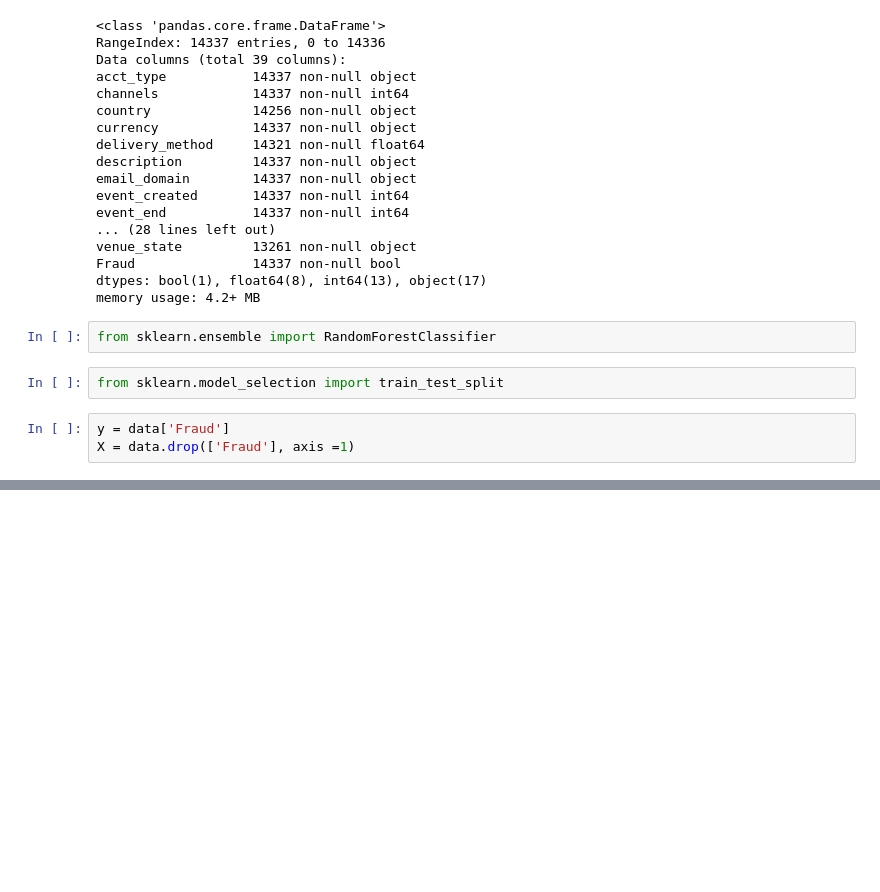
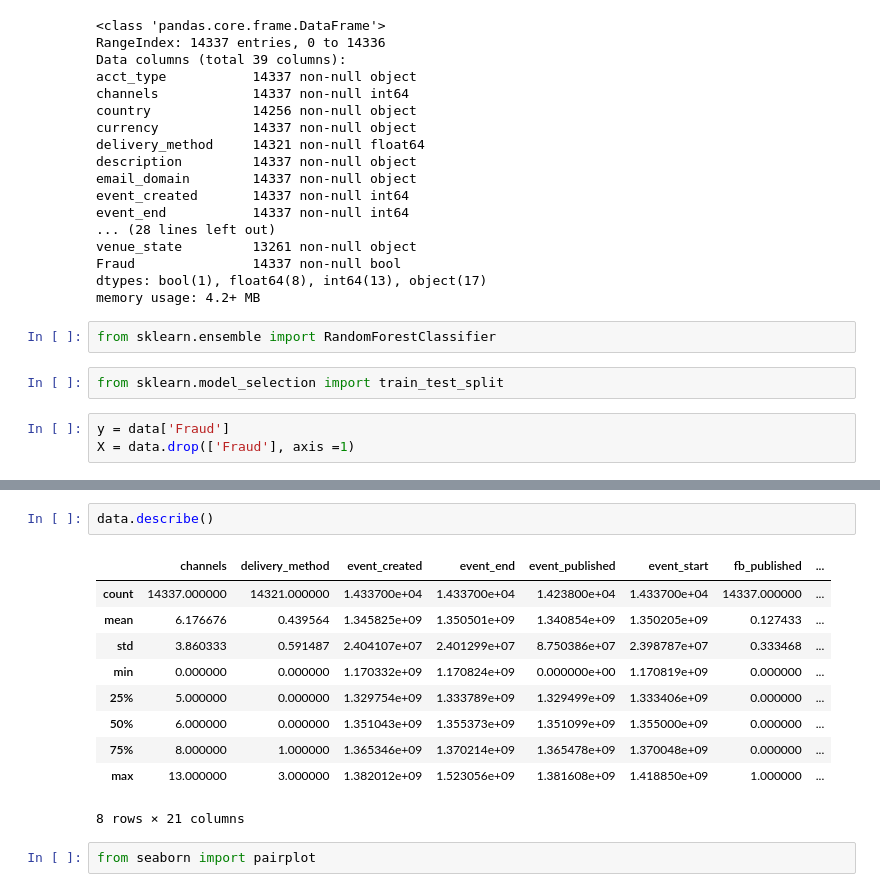
Before and after one commit to DMSaunders/event-fraud-case-study-public, a Jupyter notebook: John.ipynb, the cells around one changed output, grey strips where cells are left out. Saved outputs shown, nothing was run; the diff lists cells and outputs as text; blank space fills up the shorter version.

```diff
--- a/John.ipynb
+++ b/John.ipynb
@@ -128,0 +152,15 @@ X = data.drop(['Fraud'], axis =1)
+# %%
+data.describe()
+# %% [output]
+|  | channels | delivery_method | event_created | event_end | event_published | event_start | fb_published | ... |
+| count | 14337.000000 | 14321.000000 | 1.433700e+04 | 1.433700e+04 | 1.423800e+04 | 1.433700e+04 | 14337.000000 | ... |
+| mean | 6.176676 | 0.439564 | 1.345825e+09 | 1.350501e+09 | 1.340854e+09 | 1.350205e+09 | 0.127433 | ... |
+| std | 3.860333 | 0.591487 | 2.404107e+07 | 2.401299e+07 | 8.750386e+07 | 2.398787e+07 | 0.333468 | ... |
+| min | 0.000000 | 0.000000 | 1.170332e+09 | 1.170824e+09 | 0.000000e+00 | 1.170819e+09 | 0.000000 | ... |
+| 25% | 5.000000 | 0.000000 | 1.329754e+09 | 1.333789e+09 | 1.329499e+09 | 1.333406e+09 | 0.000000 | ... |
+| 50% | 6.000000 | 0.000000 | 1.351043e+09 | 1.355373e+09 | 1.351099e+09 | 1.355000e+09 | 0.000000 | ... |
+| 75% | 8.000000 | 1.000000 | 1.365346e+09 | 1.370214e+09 | 1.365478e+09 | 1.370048e+09 | 0.000000 | ... |
+| max | 13.000000 | 3.000000 | 1.382012e+09 | 1.523056e+09 | 1.381608e+09 | 1.418850e+09 | 1.000000 | ... |
+8 rows × 21 columns
+# %%
+from seaborn import pairplot
```
Also changed, not shown: parts of 14 cells of this notebook, 1 other file.
